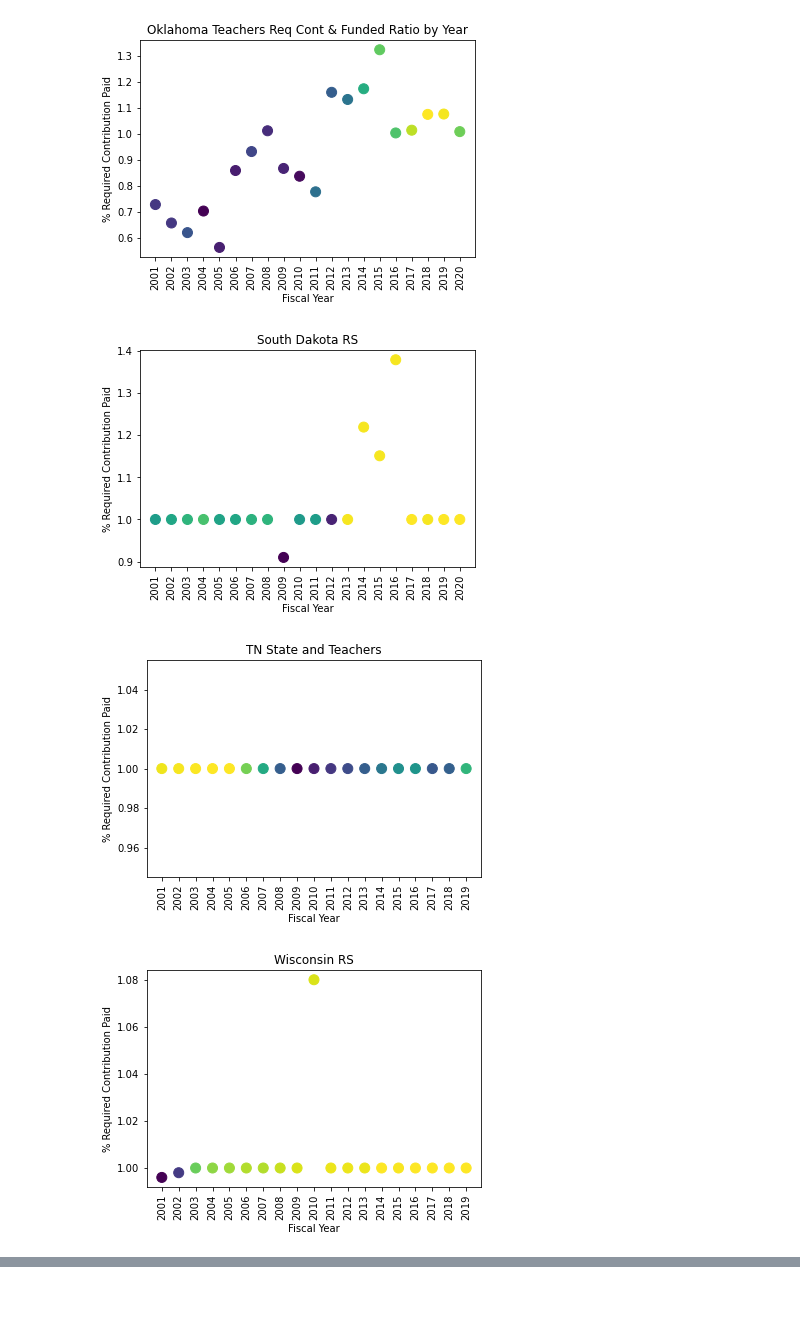
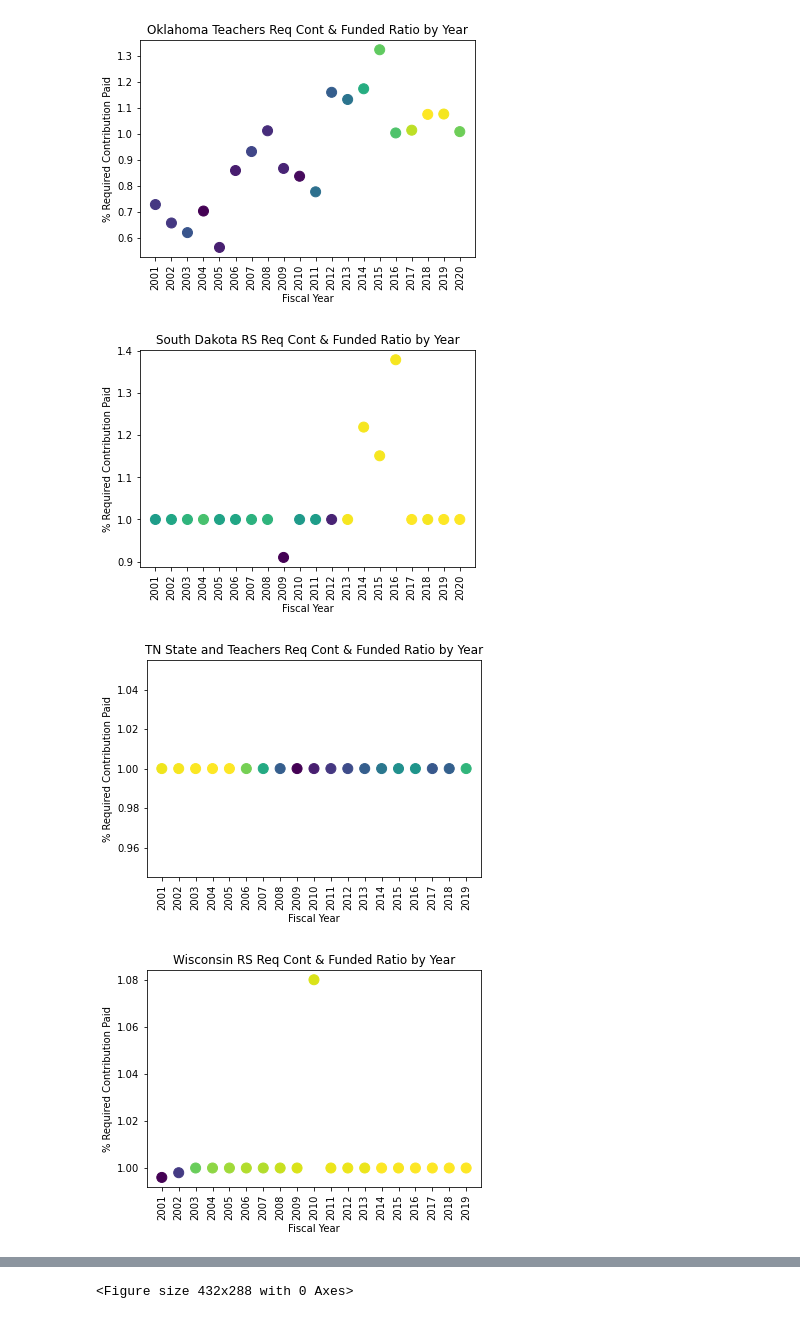
Before and after one commit to DeltaDeutsch/PPD-Group-Project, a Jupyter notebook: PPD Group Funding Cont.ipynb, the cells around one changed output, grey strips where cells are left out. Cells and saved outputs as stored; diff of their text form; code cells hidden in the pictures.

```diff
--- a/PPD Group Funding Cont.ipynb
+++ b/PPD Group Funding Cont.ipynb
@@ -366,19 +366,21 @@ plt.savefig('plot images\plan_90_cont_v_year.png')
 # %% [output]
 [figure]
 # %%
+#Created a for loop to automatically build plots based on list of plan IDs
+#Steady Plans
 for plans in focus_plans_list:
     plan_x=plan_test_data_df[plan_test_data_df["ppd_id"]==plans]
     plan_x_fundrat=plan_x["ActFundedRatio_GASB"]
     plan_x_contpaid=plan_x["PercentReqContPaid"]
     plan_x_fy=plan_x["fy"]
     plan_x_name=plan_data_df.loc[plan_data_df['ppd_id'] == plans, 'PlanName'].iloc[0]
-    plt.title(plan_x_name)
+    plt.title(f'{plan_x_name} Req Cont & Funded Ratio by Year')
     plt.ylabel("% Required Contribution Paid")
     plt.xlabel("Fiscal Year")
     plt.scatter(plan_x_fy,plan_x_contpaid,c=plan_x_fundrat, s=100)
     plt.xticks(rotation=90)
     plt.show()
 # %% [output]
-[figure, old version]
+[figure, new version]
-[figure, old version]
+[figure, new version]
-[figure, old version]
+[figure, new version]
@@ -385,0 +388 @@ for plans in focus_plans_list:
+<Figure size 432x288 with 0 Axes>
```
Also changed, not shown: parts of 2 cells of this notebook, 5 other files.
